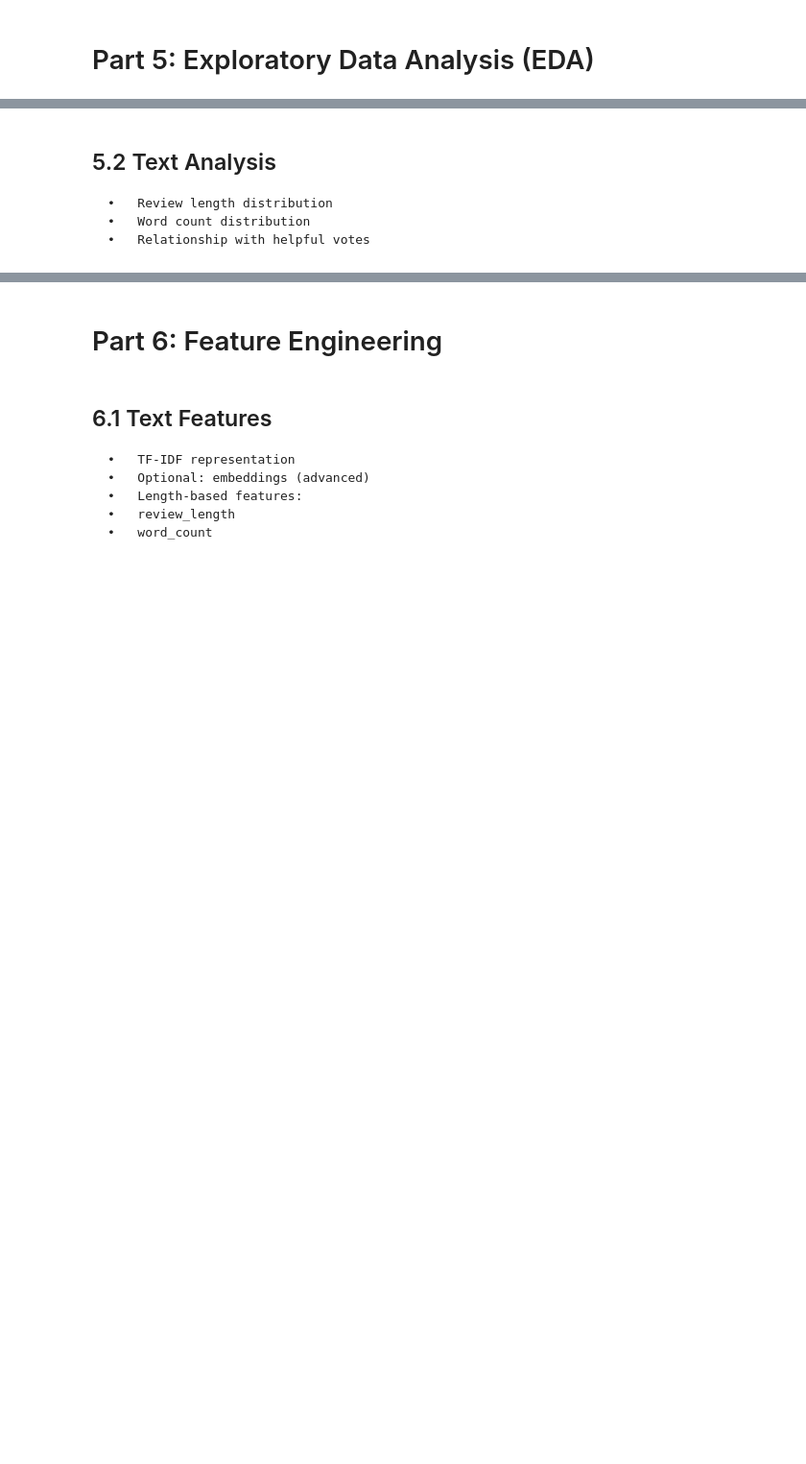
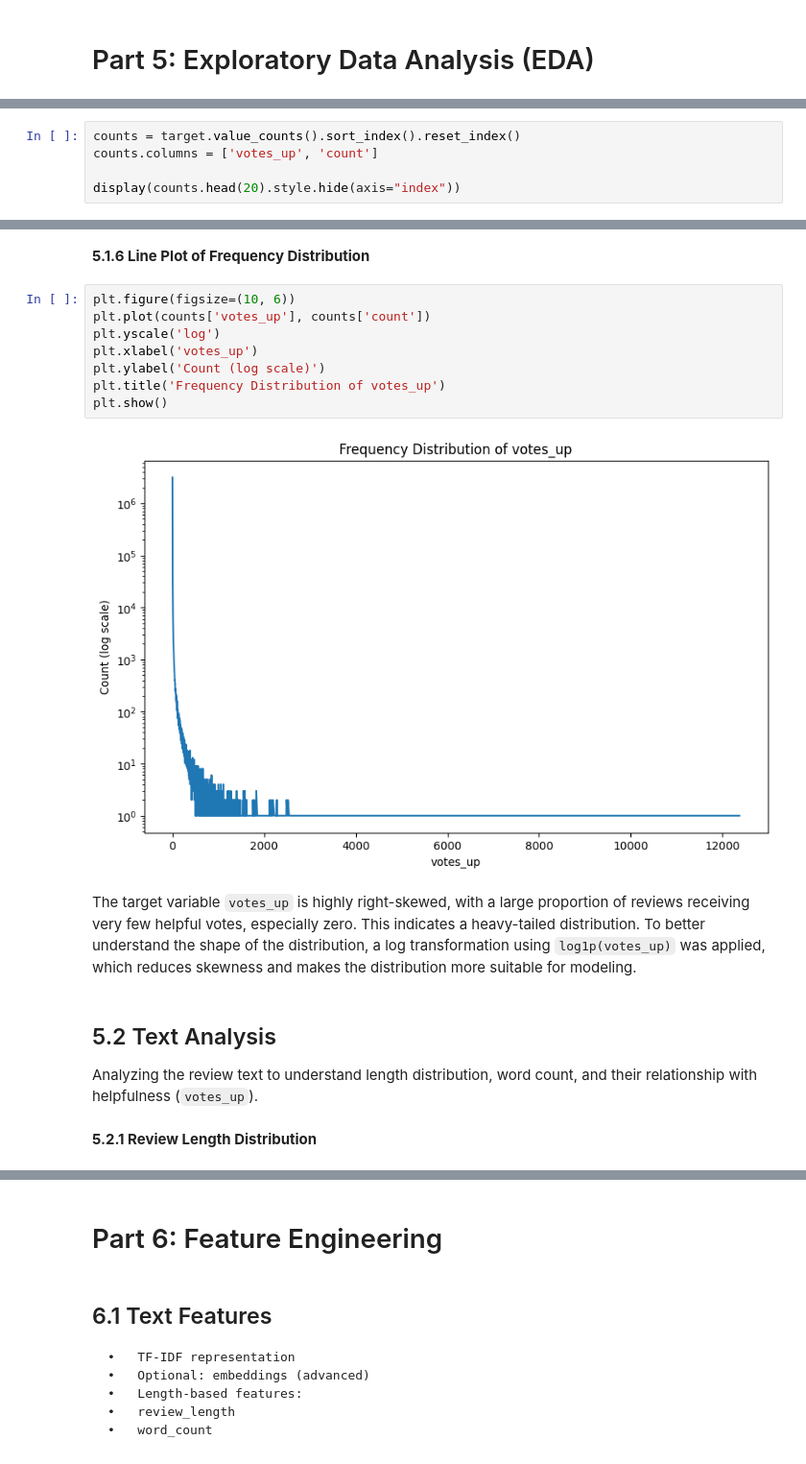
Before and after one commit to Ginnn778/ECE-9612-Group-Project, a Jupyter notebook: Predicting_the_Helpfulness_of_Game_Reviews.ipynb, the cells around one changed output, grey strips where cells are left out. Shown at 96% size. Drawn from its saved outputs; the diff is of its cells as text; blank space fills up the shorter version.

```diff
--- a/Predicting_the_Helpfulness_of_Game_Reviews.ipynb
+++ b/Predicting_the_Helpfulness_of_Game_Reviews.ipynb
@@ -235,0 +386,5 @@ KeyError: "['review_word_count', 'days_since_release'] not in index"
+# %%
+counts = target.value_counts().sort_index().reset_index()
+counts.columns = ['votes_up', 'count']
+
+display(counts.head(20).style.hide(axis="index"))
@@ -236,5 +443,20 @@ KeyError: "['review_word_count', 'days_since_release'] not in index"
+# %% [markdown]
+**5.1.6 Line Plot of Frequency Distribution**
+# %%
+plt.figure(figsize=(10, 6))
+plt.plot(counts['votes_up'], counts['count'])
+plt.yscale('log')
+plt.xlabel('votes_up')
+plt.ylabel('Count (log scale)')
+plt.title('Frequency Distribution of votes_up')
+plt.show()
+# %% [output]
+[figure, added]
+# %% [markdown]
+The target variable `votes_up` is highly right-skewed, with a large proportion of reviews receiving very few helpful votes, especially zero. This indicates a heavy-tailed distribution. To better understand the shape of the distribution, a log transformation using `log1p(votes_up)` was applied, which reduces skewness and makes the distribution more suitable for modeling.
 # %% [markdown]
 ## 5.2 Text Analysis
-	•	Review length distribution
-	•	Word count distribution
-	•	Relationship with helpful votes
+
+Analyzing the review text to understand length distribution, word count, and their relationship with helpfulness (`votes_up`).
+# %% [markdown]
+**5.2.1 Review Length Distribution**
```
Also changed, not shown: parts of 62 cells of this notebook, 6 other files.
